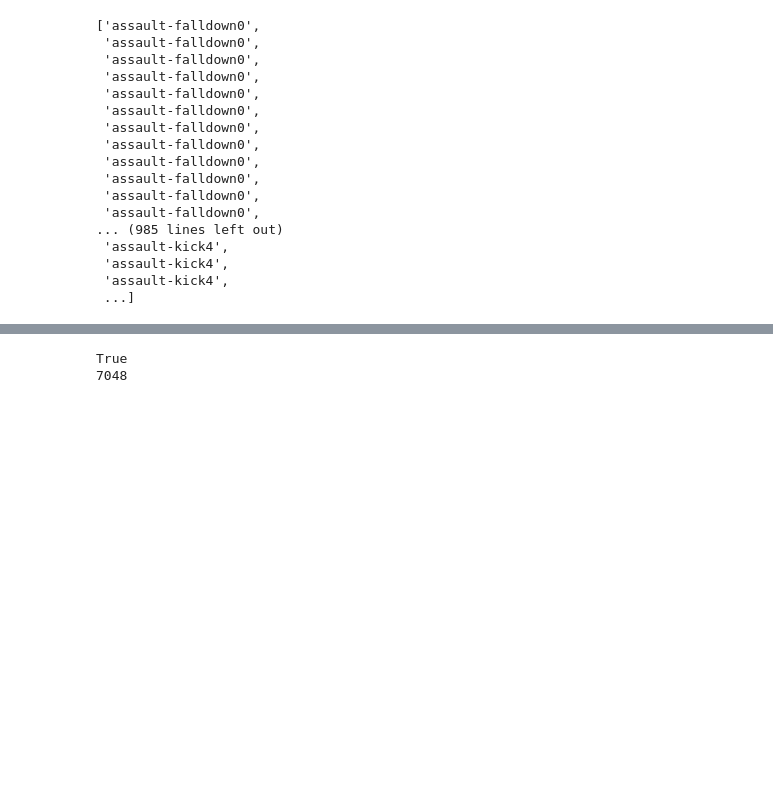
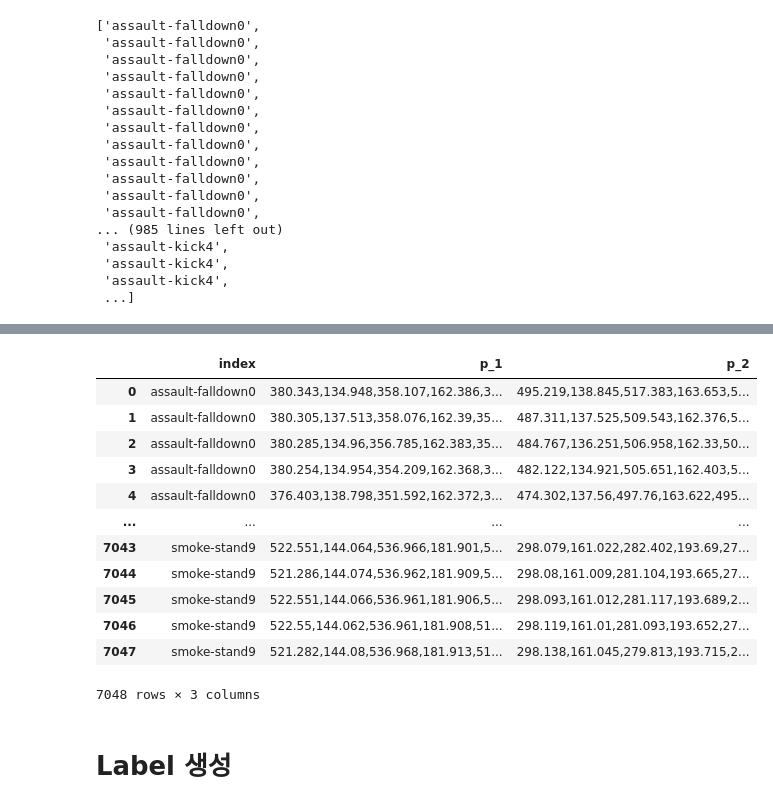
Before and after one commit to nam9296/School_CCTV_Bigdata, a Jupyter notebook: DataPreprocessing/Preprocessing_Joint_Data.ipynb, the cells around one changed output, grey strips where cells are left out. Cells and saved outputs as stored; diff of their text form; code cells hidden in the pictures; blank space fills up the shorter version.

```diff
--- a/DataPreprocessing/Preprocessing_Joint_Data.ipynb
+++ b/DataPreprocessing/Preprocessing_Joint_Data.ipynb
@@ -60,0 +102,23 @@ CreIndexList(file_list)
+# %%
+# '[]', ' ' 문자 제거
+df['p_1'] = df['p_1'].str.replace(pat='[', repl="", regex=True)
+df['p_1'] = df['p_1'].str.replace(pat=']', repl="", regex=True)
+df['p_2'] = df['p_2'].str.replace(pat='[', repl="", regex=True)
+df['p_2'] = df['p_2'].str.replace(pat=']', repl="", regex=True)
+df['p_1'] = df['p_1'].str.replace(pat=' ', repl="", regex=True)
+df['p_2'] = df['p_2'].str.replace(pat=' ', repl="", regex=True)
+df
+# %% [output]
+|  | index | p_1 | p_2 |
+| 0 | assault-falldown0 | 380.343,134.948,358.107,162.386,3... | 495.219,138.845,517.383,163.653,5... |
+| 1 | assault-falldown0 | 380.305,137.513,358.076,162.39,35... | 487.311,137.525,509.543,162.376,5... |
+| 2 | assault-falldown0 | 380.285,134.96,356.785,162.383,35... | 484.767,136.251,506.958,162.33,50... |
+| 3 | assault-falldown0 | 380.254,134.954,354.209,162.368,3... | 482.122,134.921,505.651,162.403,5... |
+| 4 | assault-falldown0 | 376.403,138.798,351.592,162.372,3... | 474.302,137.56,497.76,163.622,495... |
+| ... | ... | ... | ... |
+| 7043 | smoke-stand9 | 522.551,144.064,536.966,181.901,5... | 298.079,161.022,282.402,193.69,27... |
+| 7044 | smoke-stand9 | 521.286,144.074,536.962,181.909,5... | 298.08,161.009,281.104,193.665,27... |
+| 7045 | smoke-stand9 | 522.551,144.066,536.961,181.906,5... | 298.093,161.012,281.117,193.689,2... |
+| 7046 | smoke-stand9 | 522.55,144.062,536.961,181.908,51... | 298.119,161.01,281.093,193.652,27... |
+| 7047 | smoke-stand9 | 521.282,144.08,536.968,181.913,51... | 298.138,161.045,279.813,193.715,2... |
+7048 rows × 3 columns
@@ -61,3 +127,5 @@ CreIndexList(file_list)
+# %% [markdown]
+# Label 생성
 # %%
 # Label값 생성 함수
 def Labeling(file_list=None):
@@ -79,7 +142,0 @@ index=CreIndexList(file_list)
-# %%
-# 추출 Data 개수 원본 데이터 개수와 일치 여부
-print(len(file_list)==len(lst)==len(result))
-print(len(file_list))
-# %% [output]
-True
-7048
```
Also changed, not shown: parts of 17 cells of this notebook, 8 other files.
